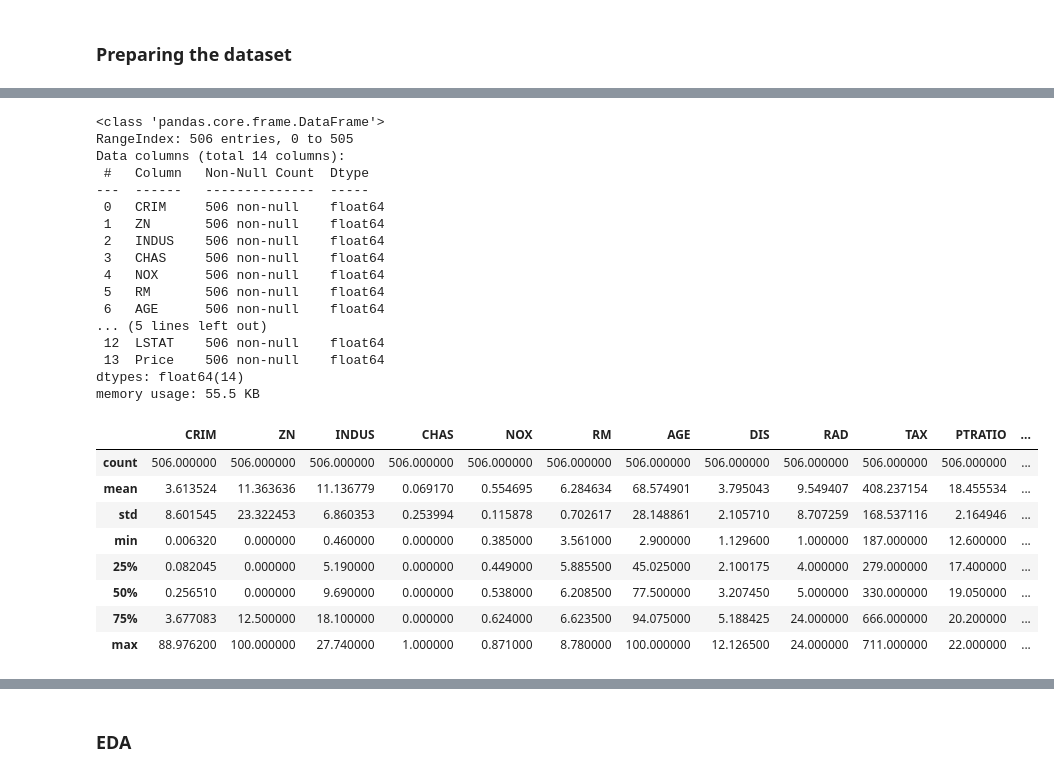
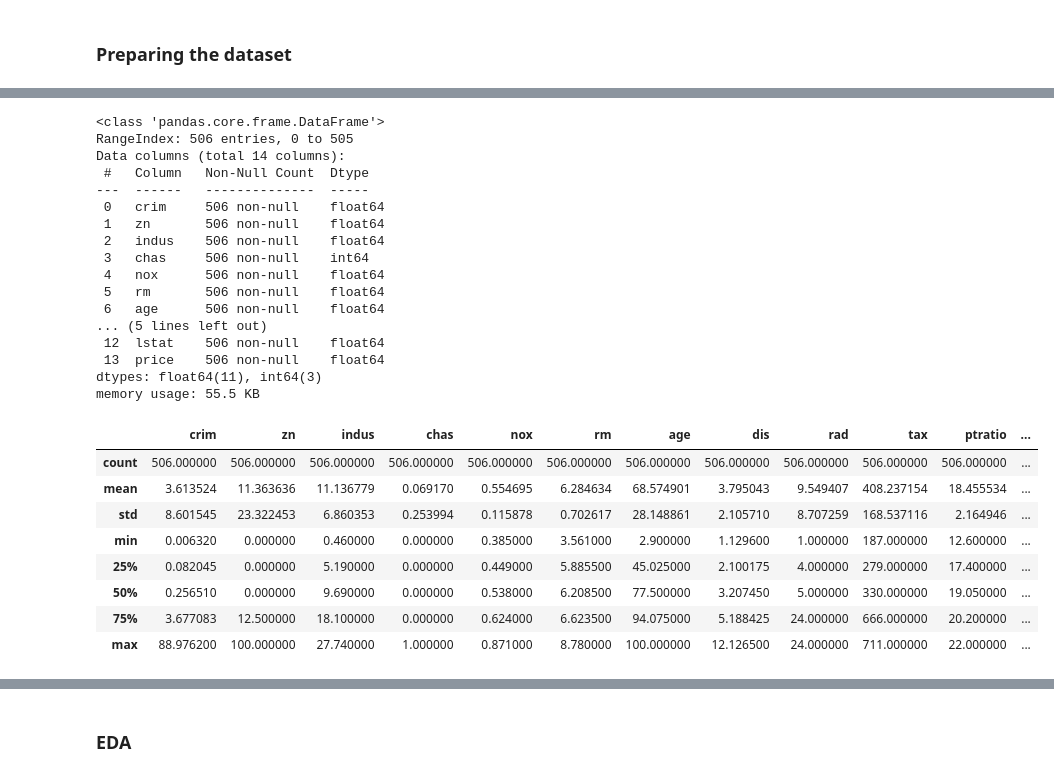
Before and after one commit to psharma0912/boston_deployment, a Jupyter notebook: Boston dataset.ipynb, the cells around one changed output, grey strips where cells are left out. Drawn from its saved outputs; the diff is of its cells as text; code cells hidden in the pictures.

```diff
--- a/Boston dataset.ipynb
+++ b/Boston dataset.ipynb
@@ -9,8 +9,6 @@ warnings.filterwarnings('ignore')
 # %% [markdown]
 ### Import the dataset
 # %%
-from sklearn.datasets import load_boston
-boston=load_boston() #its an array
-type(boston)
-boston
-boston.keys()
+# from sklearn.datasets import load_boston
+# boston=load_boston() #its an array
+boston=pd.read_csv('boston.csv')
@@ -100,5 +71,5 @@ bdata.head()
 # %%
-bdata.info()
+boston.info()
 #Almost all of the data is float
 # %% [output]
 <class 'pandas.core.frame.DataFrame'>
@@ -106,22 +77,22 @@ RangeIndex: 506 entries, 0 to 505
 Data columns (total 14 columns):
  #   Column   Non-Null Count  Dtype
 ---  ------   --------------  -----
- 0   CRIM     506 non-null    float64
- 1   ZN       506 non-null    float64
- 2   INDUS    506 non-null    float64
- 3   CHAS     506 non-null    float64
- 4   NOX      506 non-null    float64
- 5   RM       506 non-null    float64
- 6   AGE      506 non-null    float64
+ 0   crim     506 non-null    float64
+ 1   zn       506 non-null    float64
+ 2   indus    506 non-null    float64
+ 3   chas     506 non-null    int64
+ 4   nox      506 non-null    float64
+ 5   rm       506 non-null    float64
+ 6   age      506 non-null    float64
 ... (5 lines left out)
- 12  LSTAT    506 non-null    float64
- 13  Price    506 non-null    float64
-dtypes: float64(14)
+ 12  lstat    506 non-null    float64
+ 13  price    506 non-null    float64
+dtypes: float64(11), int64(3)
 memory usage: 55.5 KB
 # %%
-bdata.describe()
+boston.describe()
 # %% [output]
-|  | CRIM | ZN | INDUS | CHAS | NOX | RM | AGE | DIS | RAD | TAX | PTRATIO | ... |
+|  | crim | zn | indus | chas | nox | rm | age | dis | rad | tax | ptratio | ... |
 | count | 506.000000 | 506.000000 | 506.000000 | 506.000000 | 506.000000 | 506.000000 | 506.000000 | 506.000000 | 506.000000 | 506.000000 | 506.000000 | ... |
 | mean | 3.613524 | 11.363636 | 11.136779 | 0.069170 | 0.554695 | 6.284634 | 68.574901 | 3.795043 | 9.549407 | 408.237154 | 18.455534 | ... |
 | std | 8.601545 | 23.322453 | 6.860353 | 0.253994 | 0.115878 | 0.702617 | 28.148861 | 2.105710 | 8.707259 | 168.537116 | 2.164946 | ... |
```
Also changed, not shown: parts of 32 cells of this notebook, 5 other files.
